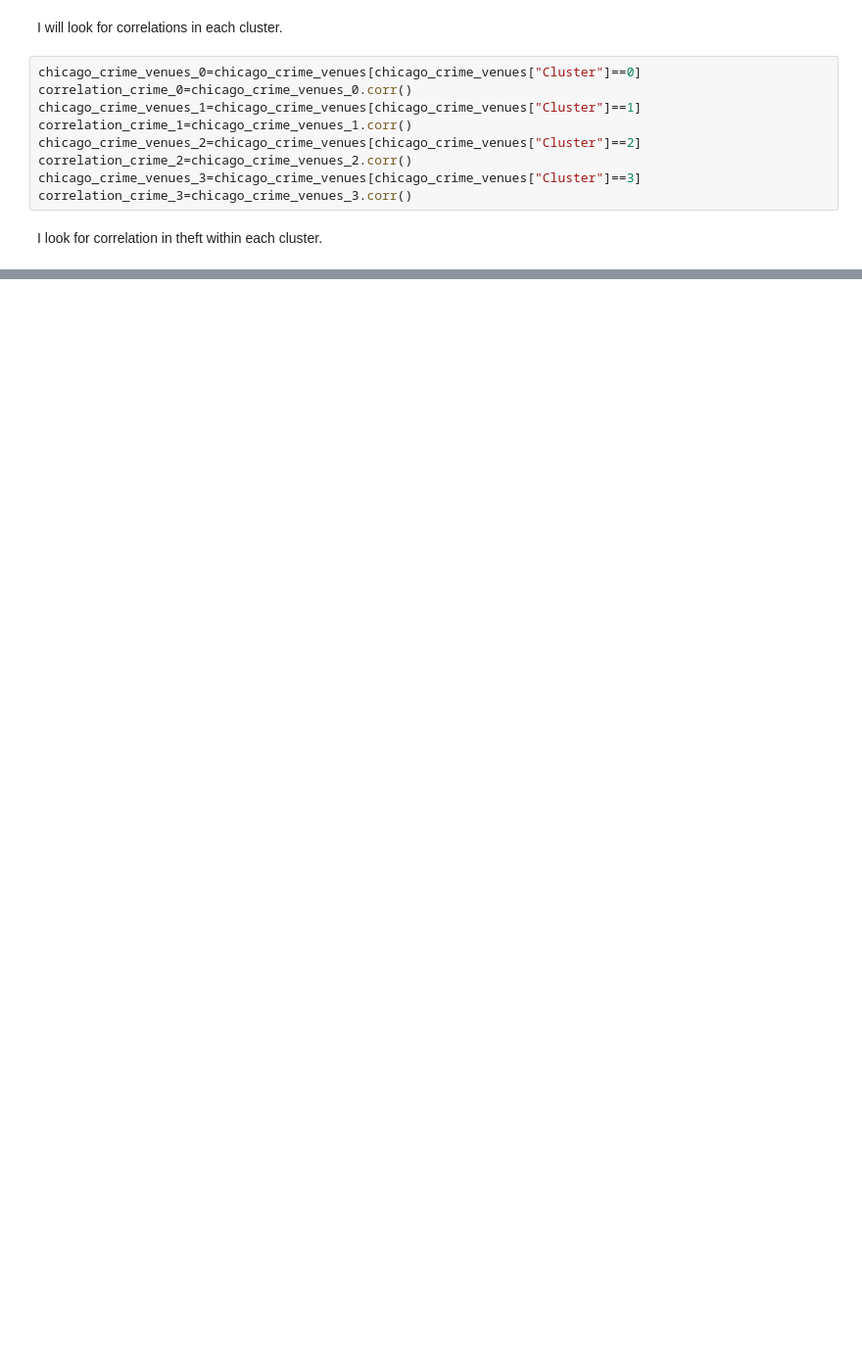
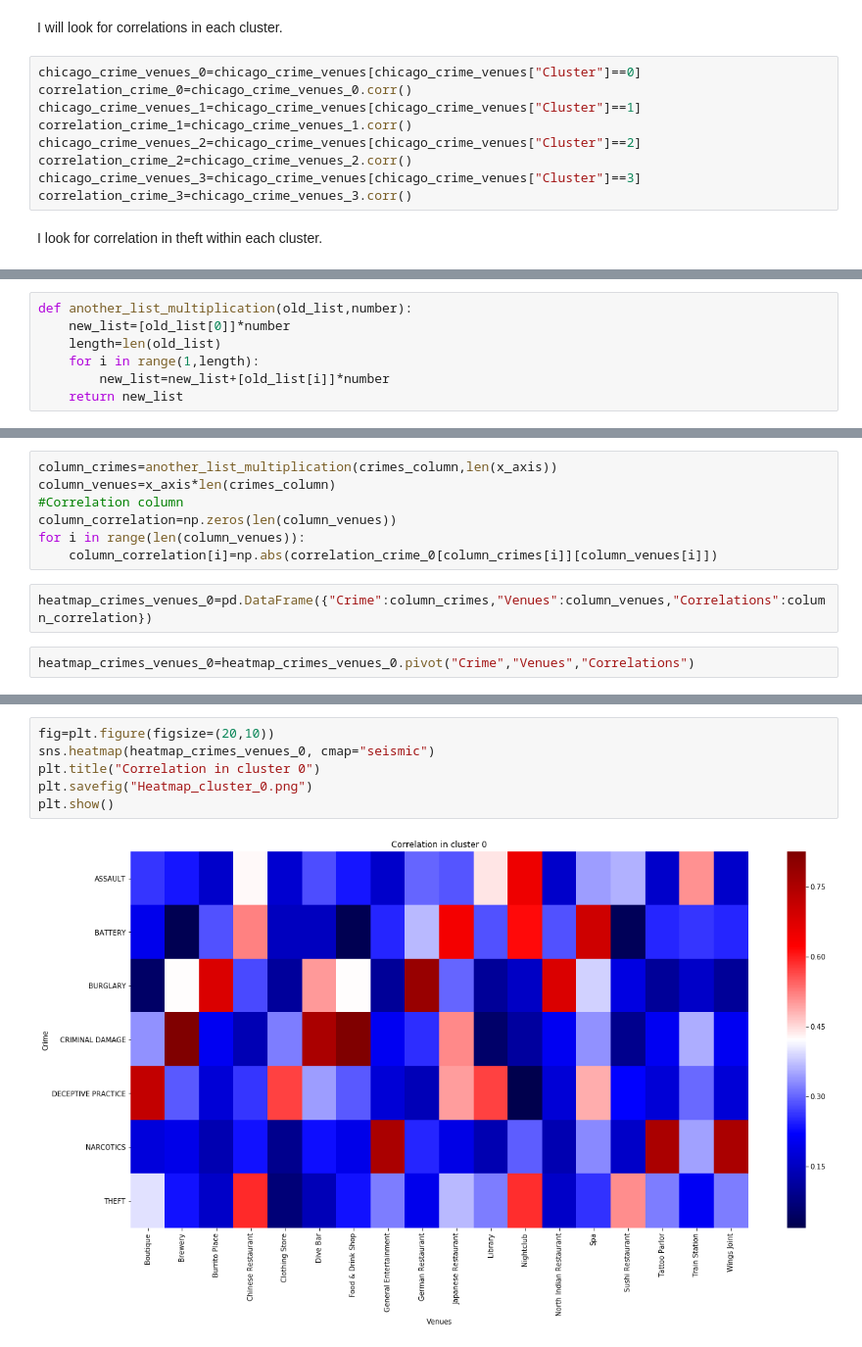
Before and after one commit to JG-AM/Coursera_Capstone, a Jupyter notebook: Final-Project. Correlations of crime and land use in Chicago.ipynb, the cells around one changed output, grey strips where cells are left out. Shown at 98% size. Drawn from its saved outputs; the diff is of its cells as text; blank space fills up the shorter version.

```diff
--- a/Final-Project. Correlations of crime and land use in Chicago.ipynb
+++ b/Final-Project. Correlations of crime and land use in Chicago.ipynb
@@ -770,0 +603,7 @@ Name: BURGLARY, dtype: float64
+# %%
+def another_list_multiplication(old_list,number):
+    new_list=[old_list[0]]*number
+    length=len(old_list)
+    for i in range(1,length):
+        new_list=new_list+[old_list[i]]*number
+    return new_list
@@ -770,0 +617,11 @@ Name: BURGLARY, dtype: float64
+# %%
+column_crimes=another_list_multiplication(crimes_column,len(x_axis))
+column_venues=x_axis*len(crimes_column)
+#Correlation column
+column_correlation=np.zeros(len(column_venues))
+for i in range(len(column_venues)):
+    column_correlation[i]=np.abs(correlation_crime_0[column_crimes[i]][column_venues[i]])
+# %%
+heatmap_crimes_venues_0=pd.DataFrame({"Crime":column_crimes,"Venues":column_venues,"Correlations":column_correlation})
+# %%
+heatmap_crimes_venues_0=heatmap_crimes_venues_0.pivot("Crime","Venues","Correlations")
@@ -770,0 +638,8 @@ Name: BURGLARY, dtype: float64
+# %%
+fig=plt.figure(figsize=(20,10))
+sns.heatmap(heatmap_crimes_venues_0, cmap="seismic")
+plt.title("Correlation in cluster 0")
+plt.savefig("Heatmap_cluster_0.png")
+plt.show()
+# %% [output]
+[figure, added]
```
Also changed, not shown: parts of 77 cells of this notebook, 9 other files.
